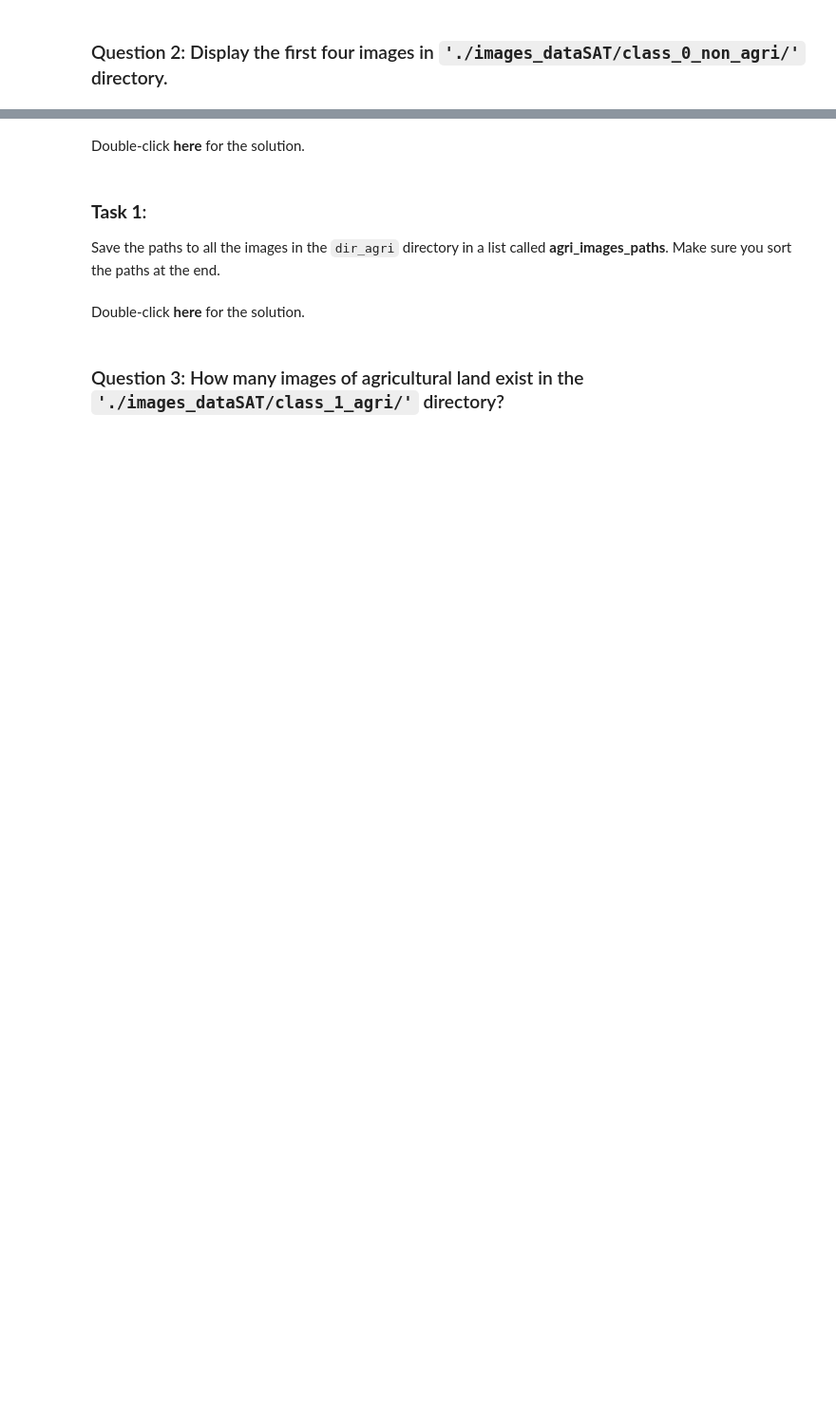
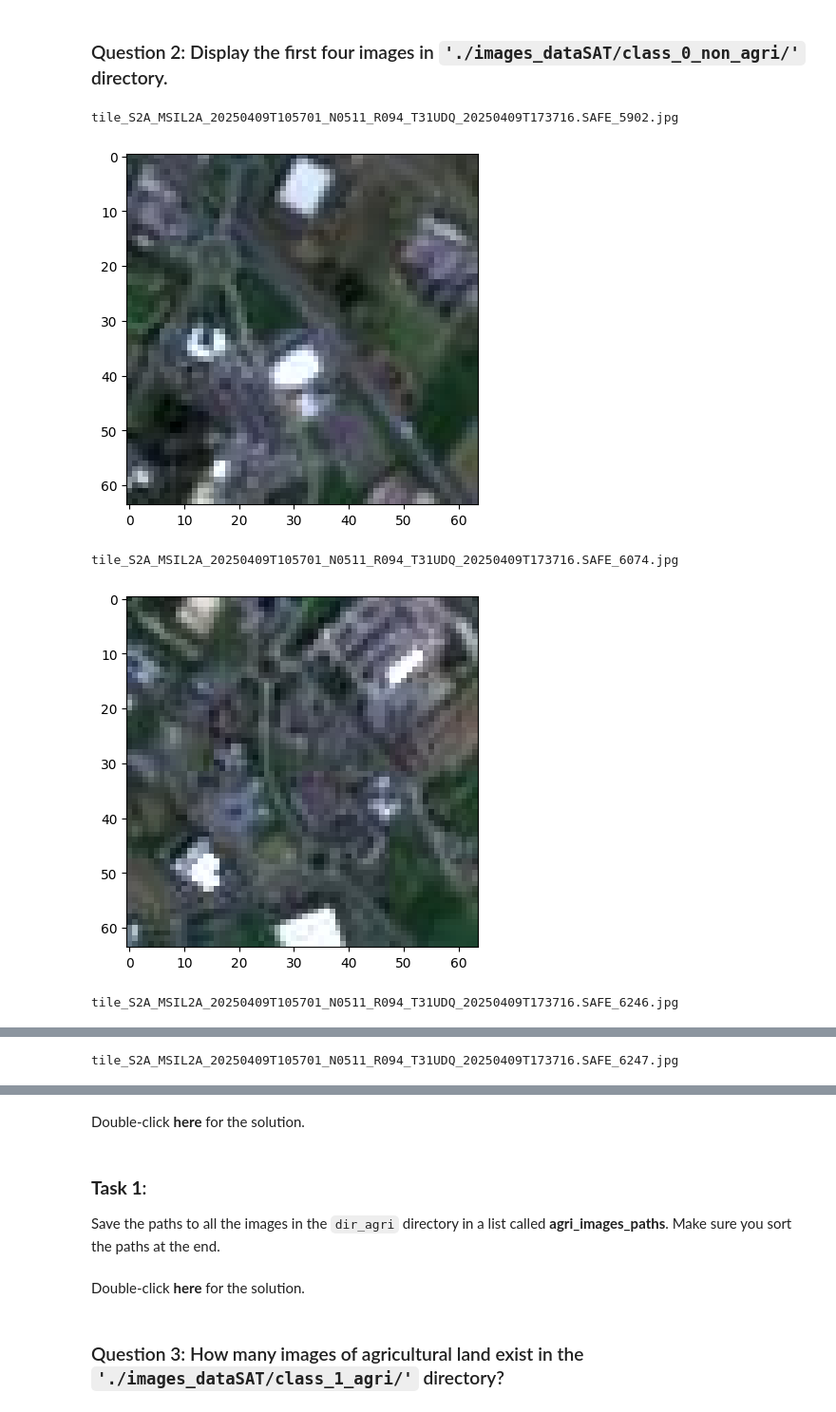
Before and after one commit to MrkPnn/AI-Engineer, a Jupyter notebook: satellite-image-classification/AI-capstone-M1L1-v1.ipynb, the cells around one changed output, grey strips where cells are left out. Shown at 95% size. Drawn from its saved outputs; the diff is of its cells as text; code cells hidden in the pictures; blank space fills up the shorter version.

Commit message:
Update satellite image classification notebook

```diff
--- a/satellite-image-classification/AI-capstone-M1L1-v1.ipynb
+++ b/satellite-image-classification/AI-capstone-M1L1-v1.ipynb
@@ -232,3 +289,15 @@ len(non_agri_images_paths)
 ### Question 2: Display the first four images in `'./images_dataSAT/class_0_non_agri/'` directory.
 # %%
 ## You can use this cell to type the code to answer the question.
+n_images = 4
+for image_path in non_agri_images[:n_images]:
+    print(image_path)
+    image_data = Image.open(os.path.join(dir_non_agri, image_path))
+    plt.imshow(image_data)
+    plt.show()
+# %% [output]
+tile_S2A_MSIL2A_20250409T105701_N0511_R094_T31UDQ_20250409T173716.SAFE_5902.jpg
+[figure, added]
+tile_S2A_MSIL2A_20250409T105701_N0511_R094_T31UDQ_20250409T173716.SAFE_6074.jpg
+[figure, added]
+tile_S2A_MSIL2A_20250409T105701_N0511_R094_T31UDQ_20250409T173716.SAFE_6246.jpg
@@ -234,0 +305 @@ len(non_agri_images_paths)
+tile_S2A_MSIL2A_20250409T105701_N0511_R094_T31UDQ_20250409T173716.SAFE_6247.jpg
```
Also changed, not shown: parts of 16 cells of this notebook.
